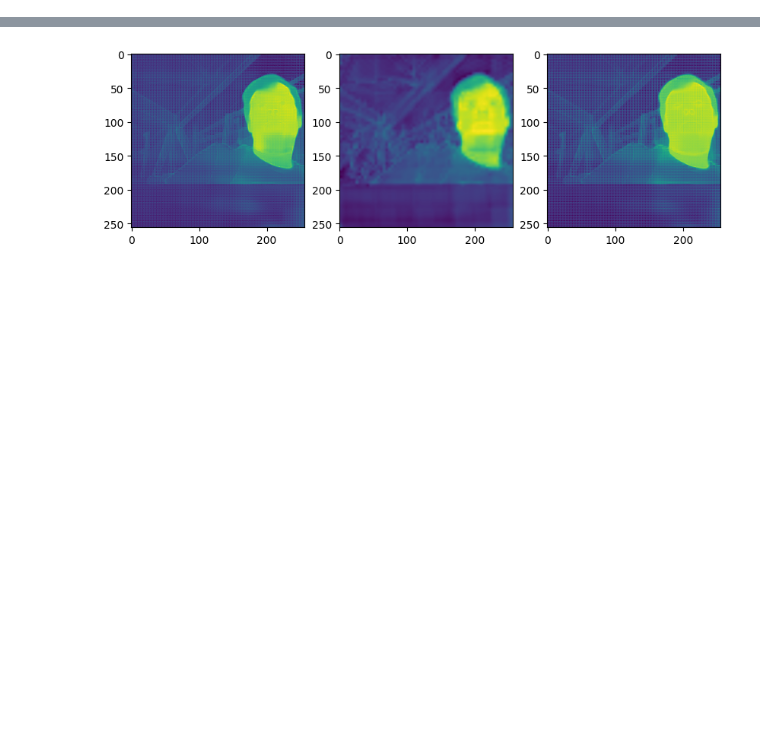
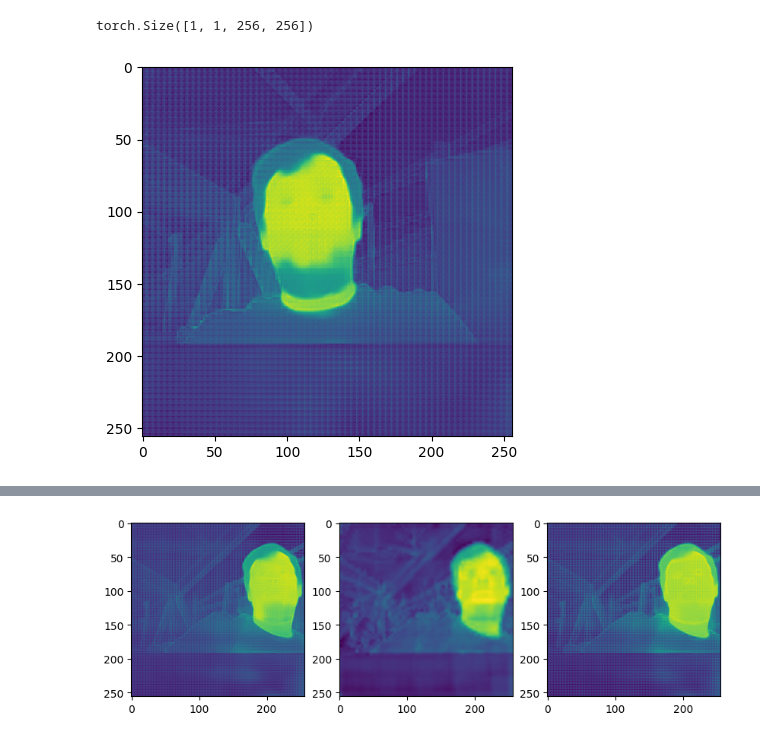
Before and after one commit to NVIDIA-AI-IOT/nanosam, a Jupyter notebook: notebooks/mask_feature_fg_bg_learn.ipynb, the cells around one changed output, grey strips where cells are left out. Cells and saved outputs as stored; diff of their text form; code cells hidden in the pictures; blank space fills up the shorter version.

Commit message:
add tracker api

```diff
--- a/notebooks/mask_feature_fg_bg_learn.ipynb
+++ b/notebooks/mask_feature_fg_bg_learn.ipynb
@@ -54,8 +54,9 @@ class SamTracker:
         )
         return self.predictor.features, torch.from_numpy(mask[None, ...]).cuda()
 
-    def refine_mask(self, image, bbox, mask, scale=50., iters=2):
-        self.predictor.set_image(image)
+    def refine_mask(self, image, bbox, mask, scale=50., iters=2, set_image=True):
+        if set_image:
+            self.predictor.set_image(image)
         mask = scale * mask[0] # remove batch dim
         for i in range(iters):
             _, _, mask = self.predictor.predict(
@@ -85,5 +86,26 @@ class SamTracker:
 
     def apply_token(self, features, token):
         return up_to_256(torch.sum(features * token, dim=(1), keepdim=True))
+
+    def init(self, image, bbox):
+        scale = max(image.shape[0], image.shape[1]) / 256.
+        features, mask = self.compute_features_and_mask(image, bbox)
+        token = self.fit_lstsq_mask_token(features, down_to_64(mask))
+        self.token = token
+        mask_token = self.apply_token(features, token)
+        mask_bbox = mask_to_box(mask_token) * scale
+        mask_token_refined = self.refine_mask(image, mask_bbox, mask_token, scale=1, set_image=False)
+        return mask_bbox, mask_token_refined
+
+    def update(self, image):
+        if not hasattr(self, 'token'):
+            raise RuntimeError("No token found.  Did you call tracker.init()?")
+        scale = max(image.shape[0], image.shape[1]) / 256.
+        features = self.compute_features(image)
+        mask_token = self.apply_token(features, self.token)
+        mask_bbox = mask_to_box(mask_token) * scale
+        mask_token_refined = self.refine_mask(image, mask_bbox, mask_token, scale=1, iters=1)
+        self.token = self.fit_lstsq_mask_token(features, down_to_64(mask_token_refined))
+        return mask_bbox, mask_token_refined
 # %%
 tracker = SamTracker("../weights/mobile_sam.pt")
@@ -89,0 +116,10 @@ tracker = SamTracker("../weights/mobile_sam.pt")
+# %%
+mask.shape
+# %% [output]
+torch.Size([1, 1, 256, 256])
+# %%
+bbox, mask = tracker.update(read_image("../data/images_track_1/frame_90.jpg"))
+plt.imshow(mask[0,0].detach().cpu())
+plt.show()
+# %% [output]
+[figure, added]
```
Also changed, not shown: parts of 3 cells of this notebook.
